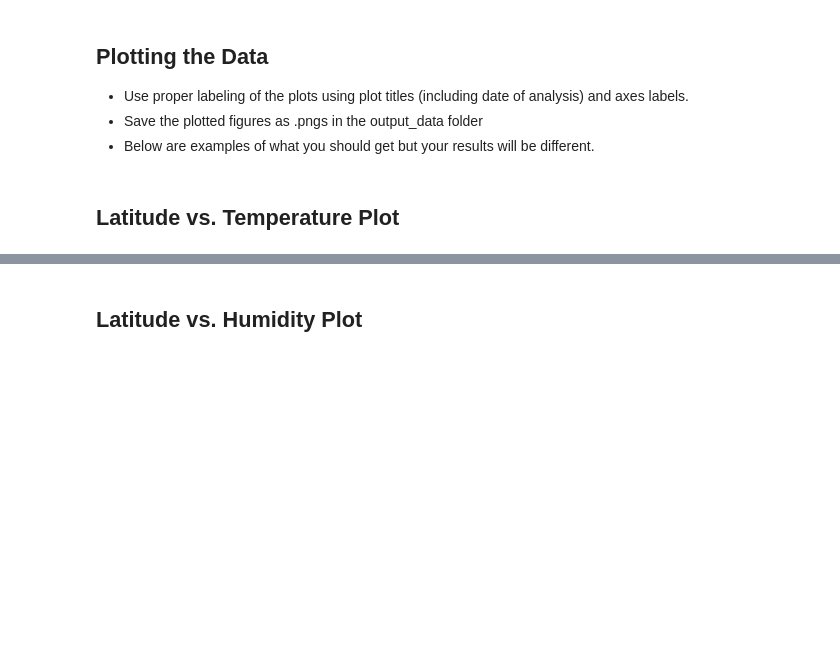
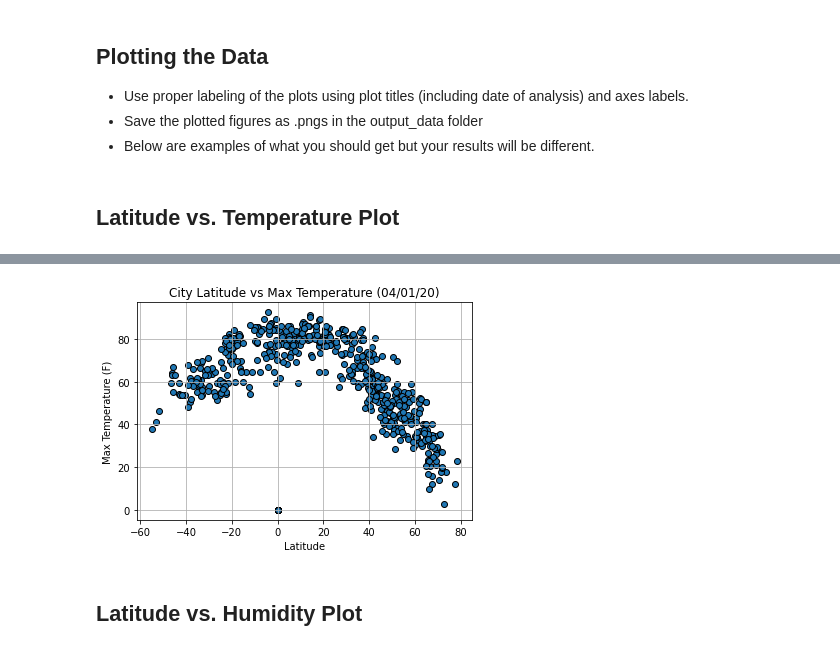
Before and after one commit to atikahemani/python-api-challenge, a Jupyter notebook: WeatherPy/WeatherPy.ipynb, the cells around one changed output, grey strips where cells are left out. Saved outputs shown, nothing was run; the diff lists cells and outputs as text; code cells hidden in the pictures; blank space fills up the shorter version.

Commit message:
adding new files and images

```diff
--- a/WeatherPy/WeatherPy.ipynb
+++ b/WeatherPy/WeatherPy.ipynb
@@ -46,11 +46,10 @@ lat_lngs = zip(lats, lngs)
 # Identify nearest city for each lat, lng combination
 for lat_lng in lat_lngs:
     city = citipy.nearest_city(lat_lng[0], lat_lng[1]).city_name
-
+    country = citipy.nearest_city(lat_lng[0], lat_lng[1]).country_code
     # If the city is unique, then add it to a our cities list
     if city not in cities:
         cities.append(city)
-
 # Print the city count to confirm sufficient count
-len(cities)
+print(len(cities))
 # %% [output]
@@ -81,3 +146,17 @@ Data Retrieval Complete
+# %%
+weather_dict = {
+    "City" : cities,
+    "Lat" : lat,
+    "Lng" : lng,
+    "Max Temp" : max_temp,
+    "Humidity" : humidity,
+    "Cloudiness" : cloudiness,
+    "Wind Speed" : wind_speed,
+    "Country" : country,
+    "Date" : date
+}
+
+weather_city_df_api = pd.DataFrame(weather_dict)
 # %% [markdown]
 ### Convert Raw Data to DataFrame
 * Export the city data into a .csv.
@@ -143,2 +200,12 @@ Int64Index([], dtype='int64')
+# %%
+plt.scatter(weather_city_df_api['Lat'],weather_city_df_api['Max Temp'], marker='o',edgecolor="black")
+plt.title("City Latitude vs Max Temperature (04/01/20)")
+plt.xlabel("Latitude")
+plt.ylabel("Max Temperature (F)")
+plt.grid(True)
+plt.savefig("../WeatherPy/Images/MaxTempCityLatitude.png")
+plt.show()
+# %% [output]
+[figure, added]
 # %% [markdown]
 ## Latitude vs. Humidity Plot
```
Also changed, not shown: parts of 38 cells of this notebook, 14 other files.
